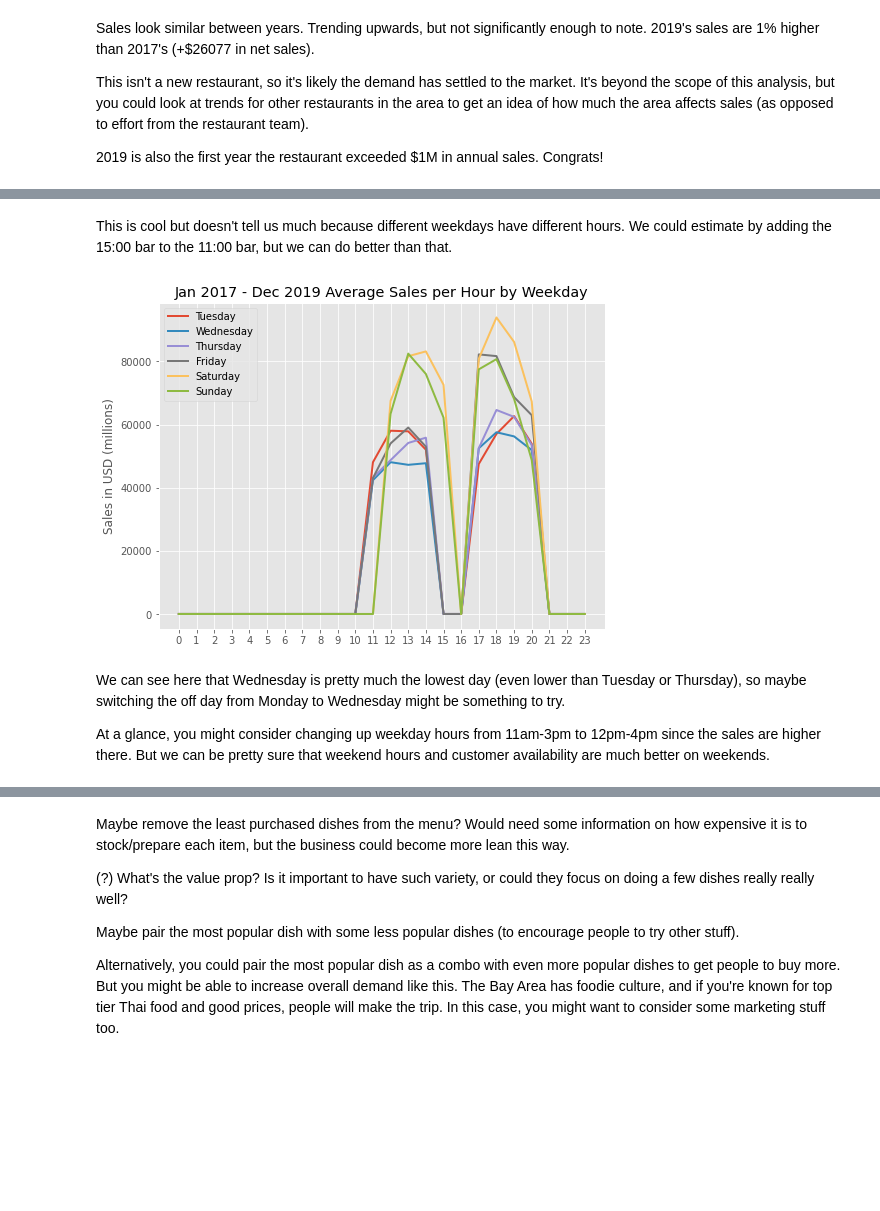
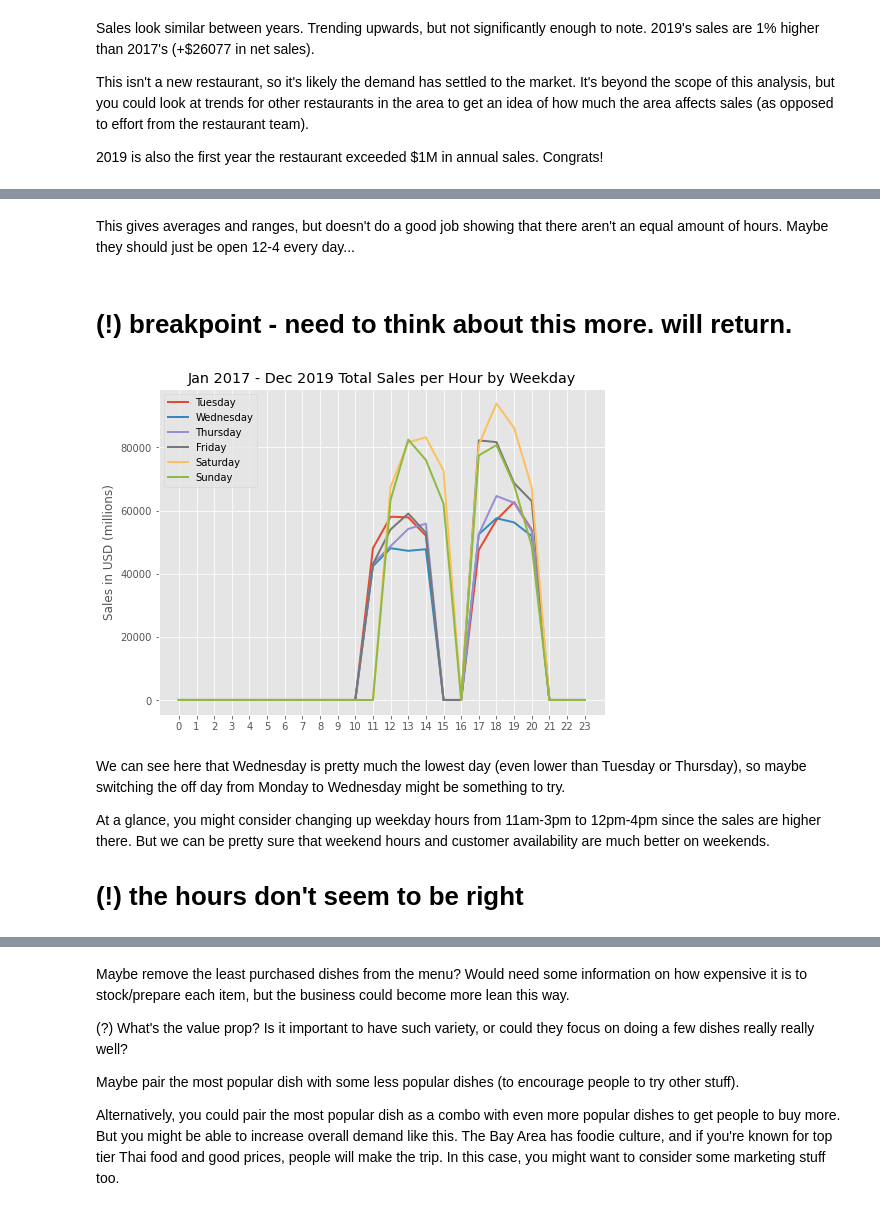
Before and after one commit to onederekchen/thaitanic, a Jupyter notebook: analysis + experimentation/data_analysis.ipynb, the cells around one changed output, grey strips where cells are left out. Cells and saved outputs as stored; diff of their text form; code cells hidden in the pictures; blank space fills up the shorter version.

```diff
--- a/analysis + experimentation/data_analysis.ipynb
+++ b/analysis + experimentation/data_analysis.ipynb
@@ -85,6 +86,8 @@ df['Month'] = df['Order Date'].dt.month
 
 df['Weekday'] = df['Order Date'].dt.day_name()
 
+df['Weekday Value'] = df['Order Date'].dt.weekday
+
 df['Hour'] = df['Order Date'].dt.hour
 # %% [markdown]
 # Explore data
@@ -358,17 +409,0 @@ Let's look by year and by month.
-# %%
-weekday_sales = df.groupby('Weekday').sum()
-
-weekdays = ['Tuesday', 'Wednesday', 'Thursday', 'Friday', 'Saturday', 'Sunday']  # closed on Mondays
-weekday_values = ['Monday']
-weekday_sales_values = [0]
-
-for weekday in weekdays:
-    weekday_values.append(weekday)
-    weekday_sales_values.append(weekday_sales.loc[(weekday_sales.index == weekday)]['Sales'].values[0])
-
-plt.figure(figsize=(8,6))
-ax = sns.barplot(weekday_values, weekday_sales_values)
-
-# ax.set_xticklabels(ax.get_xticklabels(), rotation=45, horizontalalignment='right')  # rotate if small figsize
-plt.title("Jan 2017 - Dec 2019 Average Sales by Weekday")
-plt.ylabel("Sales in USD");
@@ -387,29 +410,33 @@ plt.ylabel("Sales in USD (millions)");
-# %% [markdown]
-This is cool but doesn't tell us much because different weekdays have different hours. We could estimate by adding the 15:00 bar to the 11:00 bar, but we can do better than that.
+# %% [markdown]
+This gives averages and ranges, but doesn't do a good job showing that there aren't an equal amount of hours. Maybe they should just be open 12-4 every day...
+# %% [markdown]
+# (!) breakpoint - need to think about this more. will return.
 # %%
 weekdays = ['Tuesday', 'Wednesday', 'Thursday', 'Friday', 'Saturday', 'Sunday']
 
 plt.figure(figsize=(8,6))
 
 for weekday in weekdays:
     day_sales_filtered = df.loc[(df['Weekday'] == weekday)]
     day_sales = day_sales_filtered.groupby('Hour').sum()
     day_values = []
     for hour in range(0,24):
         if hour not in day_sales.index:
             day_values.append(0)
         else:
             day_values.append(day_sales["Sales"][hour])
     ax = sns.lineplot(x=range(0,24), y=day_values, label=weekday, linewidth=2)
 
-plt.xticks(range(0,24))
+plt.xticks(list(range(24)))
 plt.ylabel("Sales in USD (millions)")
-plt.title("Jan 2017 - Dec 2019 Average Sales per Hour by Weekday");
+plt.title("Jan 2017 - Dec 2019 Total Sales per Hour by Weekday");
 
 # plt.savefig("2019_Sales.png", dpi=100, bbox_inches='tight')
 # %% [output]
-[figure, old version]
+[figure, new version]
 # %% [markdown]
 We can see here that Wednesday is pretty much the lowest day (even lower than Tuesday or Thursday), so maybe switching the off day from Monday to Wednesday might be something to try.
 
 At a glance, you might consider changing up weekday hours from 11am-3pm to 12pm-4pm since the sales are higher there. But we can be pretty sure that weekend hours and customer availability are much better on weekends.
+
+# (!) the hours don't seem to be right
```
Also changed, not shown: parts of 38 cells of this notebook, 2 other files.
